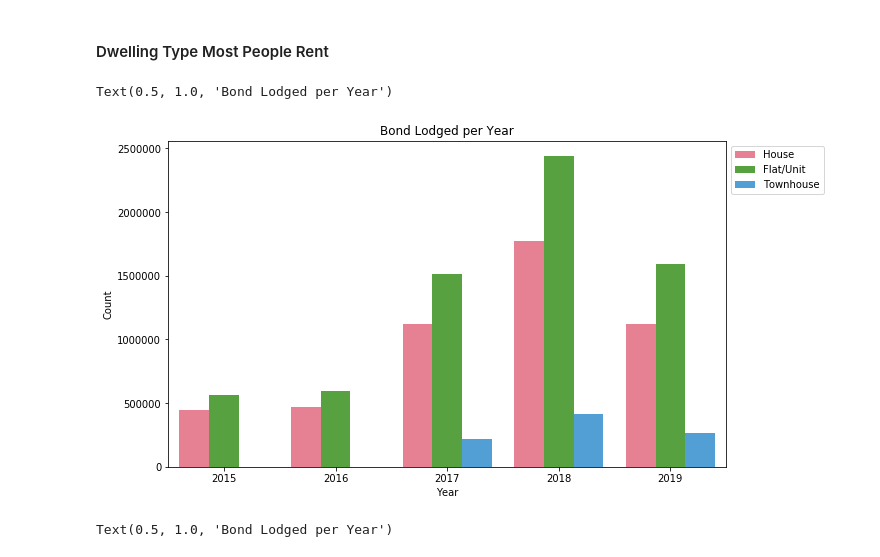
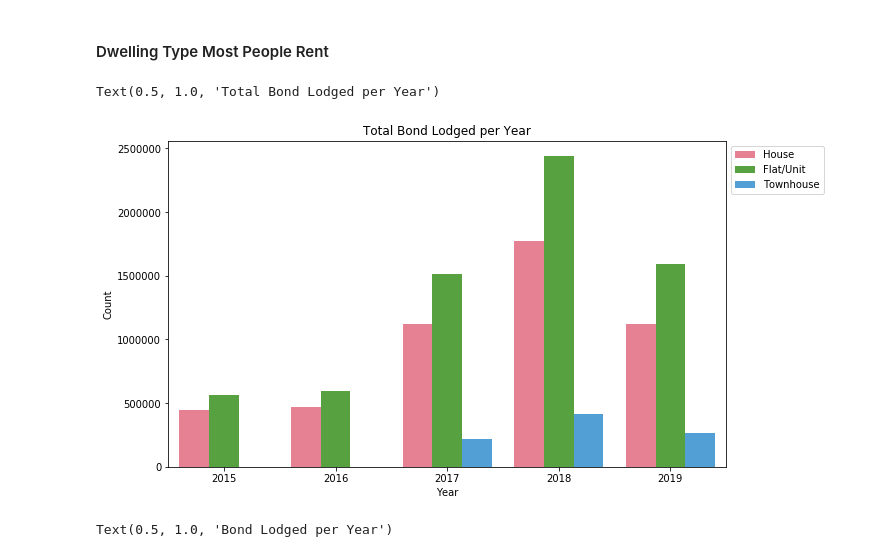
Before and after one commit to alyssa-raphaella/ITEC657_Project_GroupB, a Jupyter notebook: Rent_Data_ntbk.ipynb, the cells around one changed output. Saved outputs shown, nothing was run; the diff lists cells and outputs as text; code cells hidden in the pictures.

```diff
--- a/Rent_Data_ntbk.ipynb
+++ b/Rent_Data_ntbk.ipynb
@@ -544,39 +227,19 @@ plt.show()
 [figure]
 # %% [markdown]
 #### Dwelling Type Most People Rent
-# %%
-house_df = rent_df[rent_df['Dwelling Type']=='House']
-flat_df = rent_df[rent_df['Dwelling Type']=='Flat/Unit']
-townhouse_df = rent_df[rent_df['Dwelling Type']=='Townhouse']
-
-year = [2015, 2016, 2017, 2018, 2019]
-bond_count_arr = []
-for x in range(len(year)):
-    yr = year[x]
-    house = house_df[house_df['Year']==yr]['TB Lodged'].sum()
-    name = 'House'
-    bond_count_arr.append((yr, house, name))
-    flat = flat_df[flat_df['Year']==yr]['TB Lodged'].sum()
-    name = 'Flat/Unit'
-    bond_count_arr.append((yr, flat, name))
-    townhouse = townhouse_df[townhouse_df['Year']==yr]['TB Lodged'].sum()
-    name = 'Townhouse'
-    bond_count_arr.append((yr, townhouse, name))
-
-bond_count_df = pd.DataFrame.from_records(bond_count_arr)
-bond_count_df.columns = ['Year', 'Count', 'Dwelling Type']
 # %%
+## Total Bond Lodged per year per dwelling type
 plt.figure(figsize=(10,6))
 
 sns.barplot(x = 'Year',
             y = 'Count',
             data = bond_count_df,
             hue = 'Dwelling Type',
             palette = 'husl',
             ci = None)
 
 plt.legend(bbox_to_anchor=(1, 1), loc=2)
-plt.title('Bond Lodged per Year')
+plt.title('Total Bond Lodged per Year')
 # %% [output]
-Text(0.5, 1.0, 'Bond Lodged per Year')
+Text(0.5, 1.0, 'Total Bond Lodged per Year')
-[figure, old version]
+[figure, new version]
```
Also changed, not shown: parts of 44 cells of this notebook.
